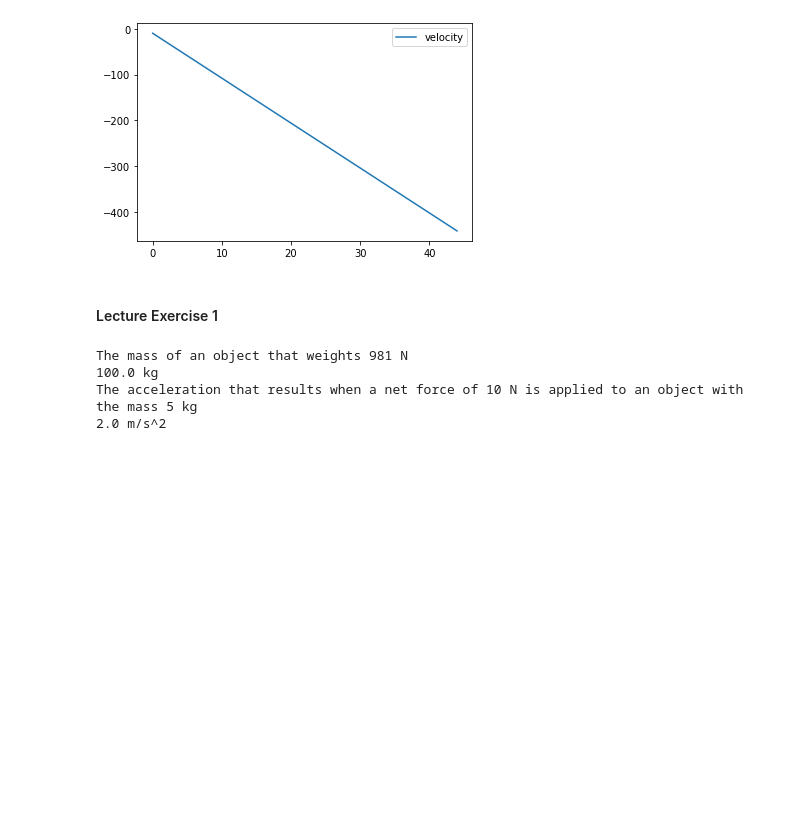
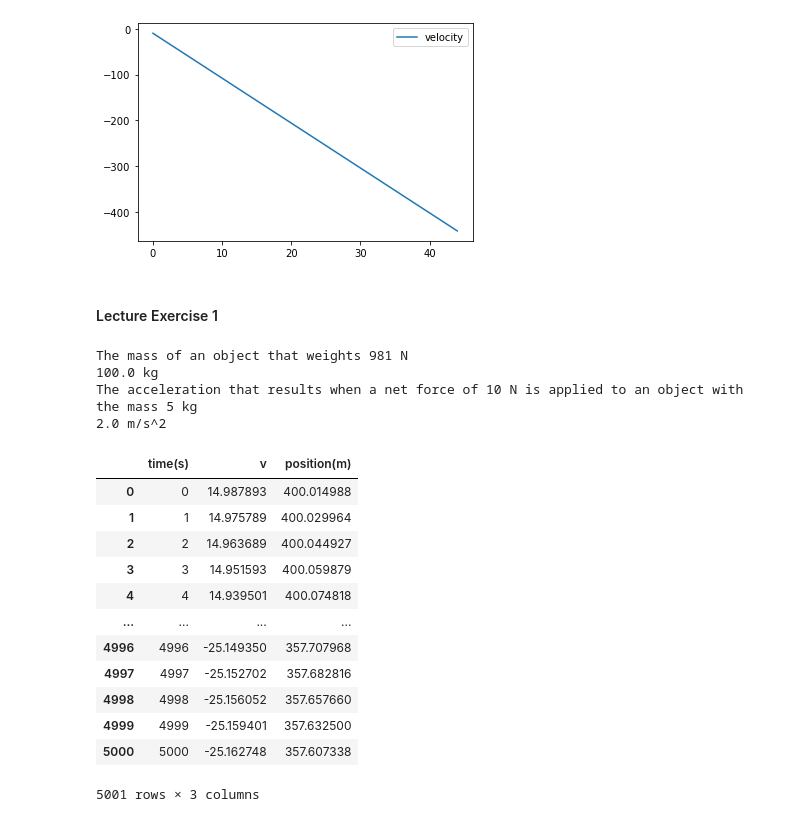
Before and after one commit to shaunG-lmt/Advanced_Computational_Science, a Jupyter notebook: SHAUN_GILL_LAB_02.ipynb, the cells around one changed output. Saved outputs shown, nothing was run; the diff lists cells and outputs as text; code cells hidden in the pictures; blank space fills up the shorter version.

```diff
--- a/SHAUN_GILL_LAB_02.ipynb
+++ b/SHAUN_GILL_LAB_02.ipynb
@@ -115,48 +115,67 @@ The acceleration that results when a net force of 10 N is applied to an object w
 # A: Objects projected area in direction of movement PI * RADIUS^2
 # v in m/sec, velocity
 # %%
-# Not including a time step as 1 sec is sufficent
+import math
 def simBallFallingWithFriction(m, r, v, gravity, s, simLength):
     t_array, v_array, s_array = [],[],[]
+    dT = 0.001
+    numIter = int(simLength / dT) + 1
 
     weight = m * gravity
-    projected_area = 3.14159 * (r * r)
-    for t in range(simLength): # dT = 1
+    projected_area = math.pi * r * r
 
-        air_friction = -0.65 * projected_area * (v * v)
+    for t in range(numIter):
+
+
+        air_friction = -0.65 * projected_area * v * abs(v)
 
         total_force = weight + air_friction
         a = total_force / m
 
         change_in_velocity = a
 
-        t_array.append(t)
-
-        v = v + change_in_velocity # Velocity + acceleration
+        v = v + change_in_velocity * dT # Velocity + acceleration
 
         change_in_position = v
 
-        v_array.append(v)
-        # Change in postion
-        s = s + change_in_position
+
+
+        s = s + change_in_position * dT
+
         if s < 0:
             s_array.append(0)
         else:
             s_array.append(s)
+
+        t_array.append(t)
+        v_array.append(v)
     return t_array, v_array, s_array
 
 gravity = -9.81 # (m/sec2)
-initV = 0
-s = 4000   # Position in (m)
-simLength = 600 # seconds
+initV = 15
+s = 400   # Position in (m)
+simLength = 5 # seconds
 
 t_array, v_array, s_array = simBallFallingWithFriction(0.5, 0.05, initV, gravity, s, simLength)
-t_array, v2_array, s_array = simBallFallingWithFriction(0.5, 0.05, initV, gravity, s, simLength)
 
 import pandas as pd
-# ballFallF = pd.DataFrame()
-# ballFallF.insert(loc=0, column="time(s)", value=t_array)
-# ballFallF.insert(loc=1, column="v", value=v_array)
-# ballFallF.insert(loc=2, column="position(m)", value=s_array)
-# ballFallF
+ballFallF = pd.DataFrame()
+ballFallF.insert(loc=0, column="time(s)", value=t_array)
+ballFallF.insert(loc=1, column="v", value=v_array)
+ballFallF.insert(loc=2, column="position(m)", value=s_array)
+ballFallF
+# %% [output]
+|  | time(s) | v | position(m) |
+| 0 | 0 | 14.987893 | 400.014988 |
+| 1 | 1 | 14.975789 | 400.029964 |
+| 2 | 2 | 14.963689 | 400.044927 |
+| 3 | 3 | 14.951593 | 400.059879 |
+| 4 | 4 | 14.939501 | 400.074818 |
+| ... | ... | ... | ... |
+| 4996 | 4996 | -25.149350 | 357.707968 |
+| 4997 | 4997 | -25.152702 | 357.682816 |
+| 4998 | 4998 | -25.156052 | 357.657660 |
+| 4999 | 4999 | -25.159401 | 357.632500 |
+| 5000 | 5000 | -25.162748 | 357.607338 |
+5001 rows × 3 columns
 # %%
```
Also changed, not shown: parts of 3 cells of this notebook.
